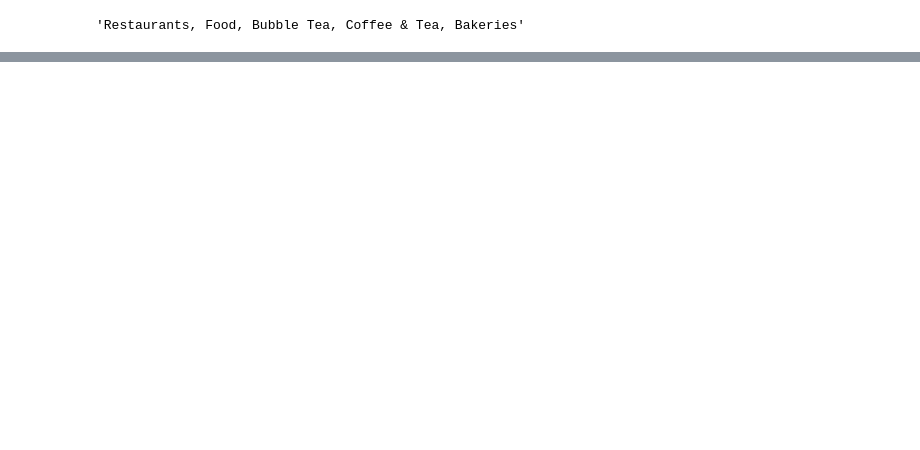
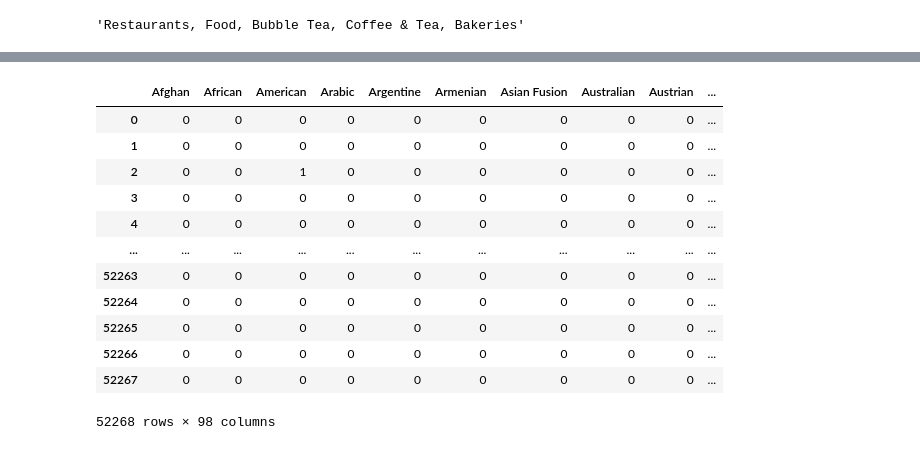
Before and after one commit to egaverilla-thestudent/Restaurant-Recommendation-System-Redux, a Jupyter notebook: notebooks/03_feature_engineering.ipynb, the cells around one changed output, grey strips where cells are left out. Cells and saved outputs as stored; diff of their text form; code cells hidden in the pictures; blank space fills up the shorter version.

Commit message:
Encode cuisine features using MultiLabelBinarizer

```diff
--- a/notebooks/03_feature_engineering.ipynb
+++ b/notebooks/03_feature_engineering.ipynb
@@ -116,3 +116,15 @@ restaurants["Extracted Features"].iloc[0]
 restaurants["categories"].iloc[0]
 # %% [output]
 'Restaurants, Food, Bubble Tea, Coffee & Tea, Bakeries'
+# %%
+restaurants["Restaurant Type"] = restaurants["Extracted Features"].apply(
+    lambda features: features["Restaurant Type"]
+)
+
+restaurants["Experience"] = restaurants["Extracted Features"].apply(
+    lambda features: features["Experience"]
+)
+
+restaurants["Cuisine"] = restaurants["Extracted Features"].apply(
+    lambda features: features["Cuisine"]
+)
@@ -118,0 +142,8 @@ restaurants["categories"].iloc[0]
+# %%
+from sklearn.preprocessing import MultiLabelBinarizer
+
+mlb = MultiLabelBinarizer()
+
+cuisine_mlb = mlb.fit_transform(restaurants["Cuisine"])
+
+cuisine_mlb
@@ -118,0 +204,16 @@ restaurants["categories"].iloc[0]
+# %%
+pd.DataFrame(cuisine_mlb,columns=mlb.classes_)
+# %% [output]
+|  | Afghan | African | American | Arabic | Argentine | Armenian | Asian Fusion | Australian | Austrian | ... |
+| 0 | 0 | 0 | 0 | 0 | 0 | 0 | 0 | 0 | 0 | ... |
+| 1 | 0 | 0 | 0 | 0 | 0 | 0 | 0 | 0 | 0 | ... |
+| 2 | 0 | 0 | 1 | 0 | 0 | 0 | 0 | 0 | 0 | ... |
+| 3 | 0 | 0 | 0 | 0 | 0 | 0 | 0 | 0 | 0 | ... |
+| 4 | 0 | 0 | 0 | 0 | 0 | 0 | 0 | 0 | 0 | ... |
+| ... | ... | ... | ... | ... | ... | ... | ... | ... | ... | ... |
+| 52263 | 0 | 0 | 0 | 0 | 0 | 0 | 0 | 0 | 0 | ... |
+| 52264 | 0 | 0 | 0 | 0 | 0 | 0 | 0 | 0 | 0 | ... |
+| 52265 | 0 | 0 | 0 | 0 | 0 | 0 | 0 | 0 | 0 | ... |
+| 52266 | 0 | 0 | 0 | 0 | 0 | 0 | 0 | 0 | 0 | ... |
+| 52267 | 0 | 0 | 0 | 0 | 0 | 0 | 0 | 0 | 0 | ... |
+52268 rows × 98 columns
```
Also changed, not shown: parts of 8 cells of this notebook.
